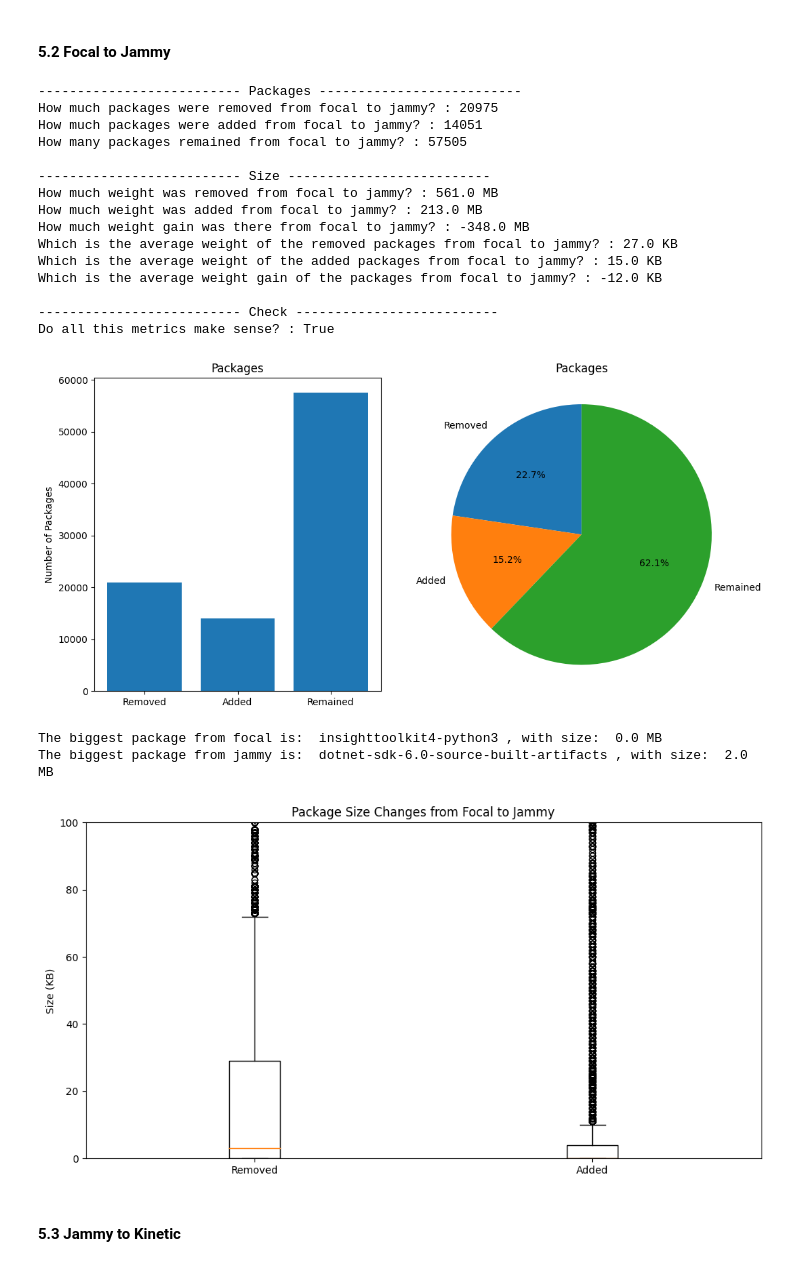
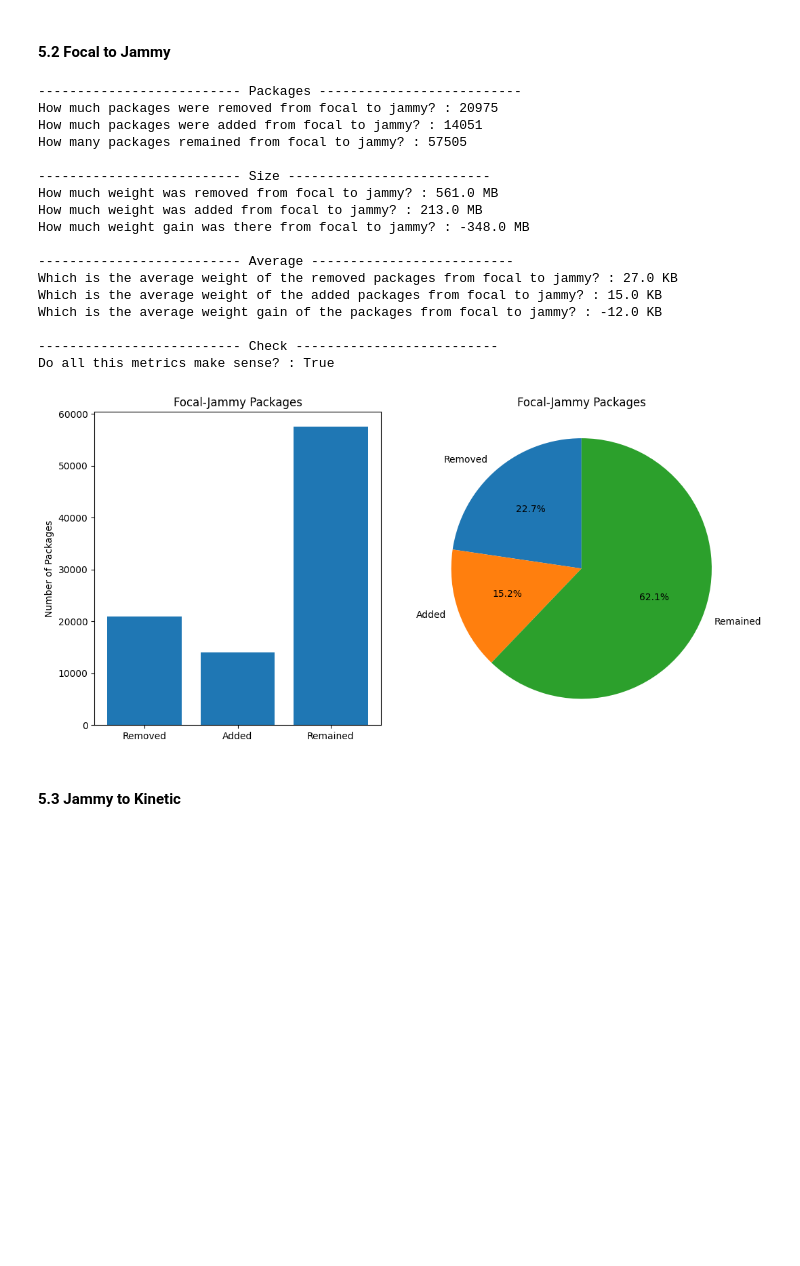
Before and after one commit to joszamama/linux-distros-analysis, a Jupyter notebook: operators/notebooks/visualizations/viz-5.ipynb, the cells around one changed output. Drawn from its saved outputs; the diff is of its cells as text; code cells hidden in the pictures; blank space fills up the shorter version.

```diff
--- a/operators/notebooks/visualizations/viz-5.ipynb
+++ b/operators/notebooks/visualizations/viz-5.ipynb
@@ -168,13 +146,16 @@ focal_removed_packages = focal_removed_packages.reset_index(drop=True)
 jammy_new_packages = jammy[~jammy["Package"].isin(focal["Package"])]
 jammy_new_packages = jammy_new_packages.reset_index(drop=True)
 
+focal_remaining_packages = jammy[jammy["Package"].isin(focal["Package"])]
+focal_remaining_packages = focal_remaining_packages.reset_index(drop=True)
+
 print("-------------------------- Packages --------------------------")
 
 print("How much packages were removed from focal to jammy? :", focal_removed_packages.shape[0])
 
 print("How much packages were added from focal to jammy? :", jammy_new_packages.shape[0])
 
-print("How many packages remained from focal to jammy? :", focal.shape[0] - focal_removed_packages.shape[0])
+print("How many packages remained from focal to jammy? :", focal_remaining_packages.shape[0])
 
 print("\n-------------------------- Size --------------------------")
 
@@ -183,6 +164,8 @@ print("How much weight was removed from focal to jammy? :", focal_removed_packag
 print("How much weight was added from focal to jammy? :", jammy_new_packages["Installed-Size"].sum() // (1024 * 1024), "MB")
 
 print("How much weight gain was there from focal to jammy? :", (jammy_new_packages["Installed-Size"].sum() - focal_removed_packages["Installed-Size"].sum()) // (1024 * 1024), "MB")
+
+print("\n-------------------------- Average --------------------------")
 
 print("Which is the average weight of the removed packages from focal to jammy? :", focal_removed_packages["Installed-Size"].mean() // (1024), "KB")
 
@@ -203,6 +186,8 @@ How many packages remained from focal to jammy? : 57505
 How much weight was removed from focal to jammy? : 561.0 MB
 How much weight was added from focal to jammy? : 213.0 MB
 How much weight gain was there from focal to jammy? : -348.0 MB
+
+-------------------------- Average --------------------------
 Which is the average weight of the removed packages from focal to jammy? : 27.0 KB
 Which is the average weight of the added packages from focal to jammy? : 15.0 KB
 Which is the average weight gain of the packages from focal to jammy? : -12.0 KB
@@ -211,44 +196,21 @@ Which is the average weight gain of the packages from focal to jammy? : -12.0 KB
 Do all this metrics make sense? : True
 # %%
 labels = ['Removed', 'Added', 'Remained']
-sizes = [focal_removed_packages.shape[0], jammy_new_packages.shape[0], focal.shape[0] - focal_removed_packages.shape[0]]
+sizes = [focal_removed_packages.shape[0], jammy_new_packages.shape[0], focal_remaining_packages.shape[0]]
 
 fig, (ax1, ax2) = plt.subplots(1, 2, figsize=(12, 6))
 
 ax1.bar(labels, sizes)
-ax1.set_title('Packages')
+ax1.set_title('Focal-Jammy Packages')
 ax1.set_ylabel('Number of Packages')
 
 ax2.pie(sizes, labels=labels, autopct='%1.1f%%', startangle=90)
 ax2.axis('equal')
-ax2.set_title('Packages')
+ax2.set_title('Focal-Jammy Packages')
 
 plt.show()
-
-removed_package_sizes = focal_removed_packages["Installed-Size"] // (1024)
-added_package_sizes = jammy_new_packages["Installed-Size"] // (1024)
-package_size_data = [removed_package_sizes, added_package_sizes]
-
-focal_max_size_package = focal_removed_packages.loc[focal_removed_packages["Installed-Size"].idxmax()]
-print("The biggest package from focal is: ", focal_max_size_package["Package"], ", with size: ", focal_max_size_package["Installed-Size"] // (1024 * 1024), "MB")
-
-jammy_max_size_package = jammy_new_packages.loc[jammy_new_packages["Installed-Size"].idxmax()]
-print("The biggest package from jammy is: ", jammy_max_size_package["Package"], ", with size: ", jammy_max_size_package["Installed-Size"] // (1024 * 1024), "MB")
-
-fig, ax = plt.subplots(figsize=(12, 6))
-ax.boxplot(package_size_data)
-ax.set_title('Package Size Changes from Focal to Jammy')
-ax.set_ylabel('Size (KB)')
-ax.set_xticklabels(['Removed', 'Added'])
-
-ax.set_ylim(bottom=0, top=100)
-
-plt.show()
 # %% [output]
-[figure, old version]
+[figure, new version]
-The biggest package from focal is:  insighttoolkit4-python3 , with size:  0.0 MB
-The biggest package from jammy is:  dotnet-sdk-6.0-source-built-artifacts , with size:  2.0 MB
-[figure, removed]
 # %% [markdown]
 #### 5.3 Jammy to Kinetic
 # %%
```
Also changed, not shown: parts of 9 cells of this notebook.
